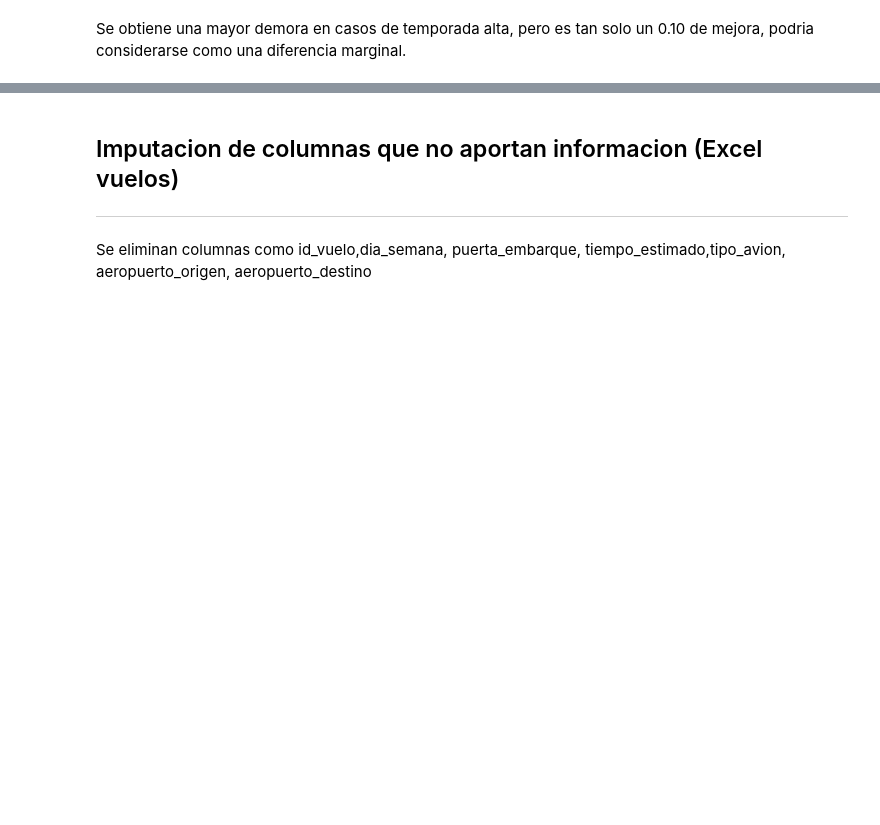
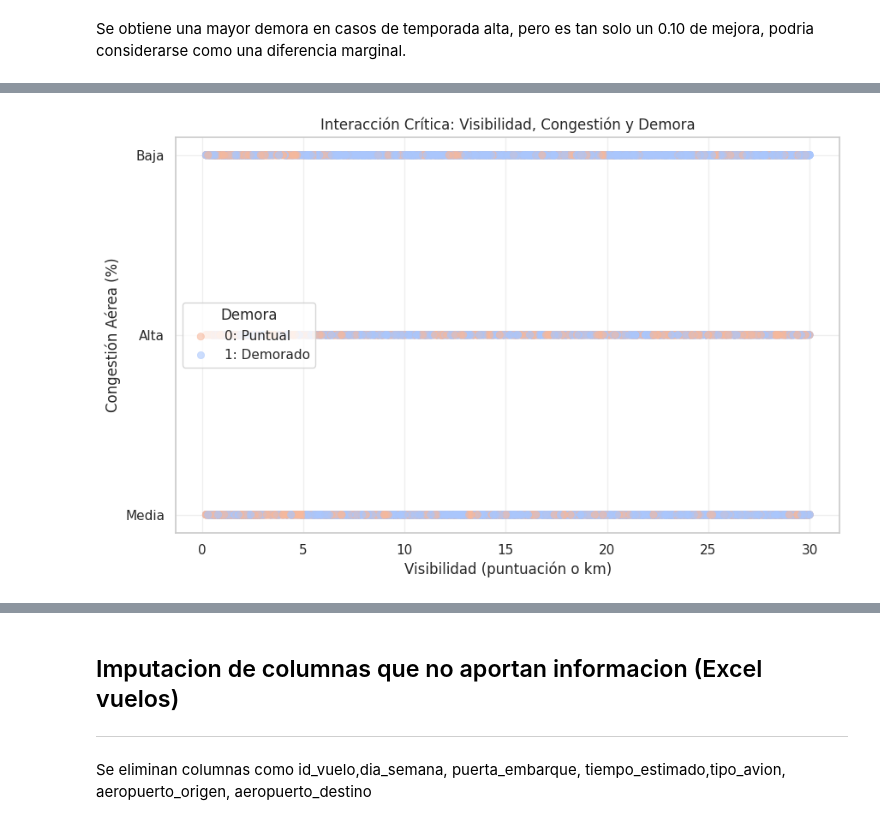
Before and after one commit to AlvaroRutn/CienciaDDatos-TPI-2026, a Jupyter notebook: TPI_CienciaDeDatos_2026.ipynb, the cells around one changed output, grey strips where cells are left out. Cells and saved outputs as stored; diff of their text form; code cells hidden in the pictures; blank space fills up the shorter version.

```diff
--- a/TPI_CienciaDeDatos_2026.ipynb
+++ b/TPI_CienciaDeDatos_2026.ipynb
@@ -224,0 +237,32 @@ plt.show()
+# %%
+### Congestion aerea vs visiblidad para identificar relacion x demora
+
+# Seteamos un estilo limpio
+sns.set_theme(style="whitegrid")
+
+# Creamos el gráfico de dispersión (Scatter Plot)
+plt.figure(figsize=(10, 6))
+
+# Usamos color (hue) para separar Demora=1 de Demora=0
+scatter = sns.scatterplot(
+    x='visibilidad',
+    y='congestion_aerea',
+    hue='demora',
+    data=df,
+    palette='coolwarm', # Colores claros: azul para puntual, rojo para demora
+    alpha=0.6,          # Transparencia para ver puntos encimados (overplotting)
+    edgecolor=None      # Sin borde para limpiar el gráfico
+)
+
+# Personalización
+plt.title('Interacción Crítica: Visibilidad, Congestión y Demora')
+plt.xlabel('Visibilidad (puntuación o km)')
+plt.ylabel('Congestión Aérea (%)')
+plt.grid(True, alpha=0.3)
+
+# Mejoramos la leyenda para que sea clara
+plt.legend(title='Demora', labels=['0: Puntual', '1: Demorado'])
+
+plt.show()
+# %% [output]
+[figure, added]
```
Also changed, not shown: parts of 30 cells of this notebook, 1 other file.
